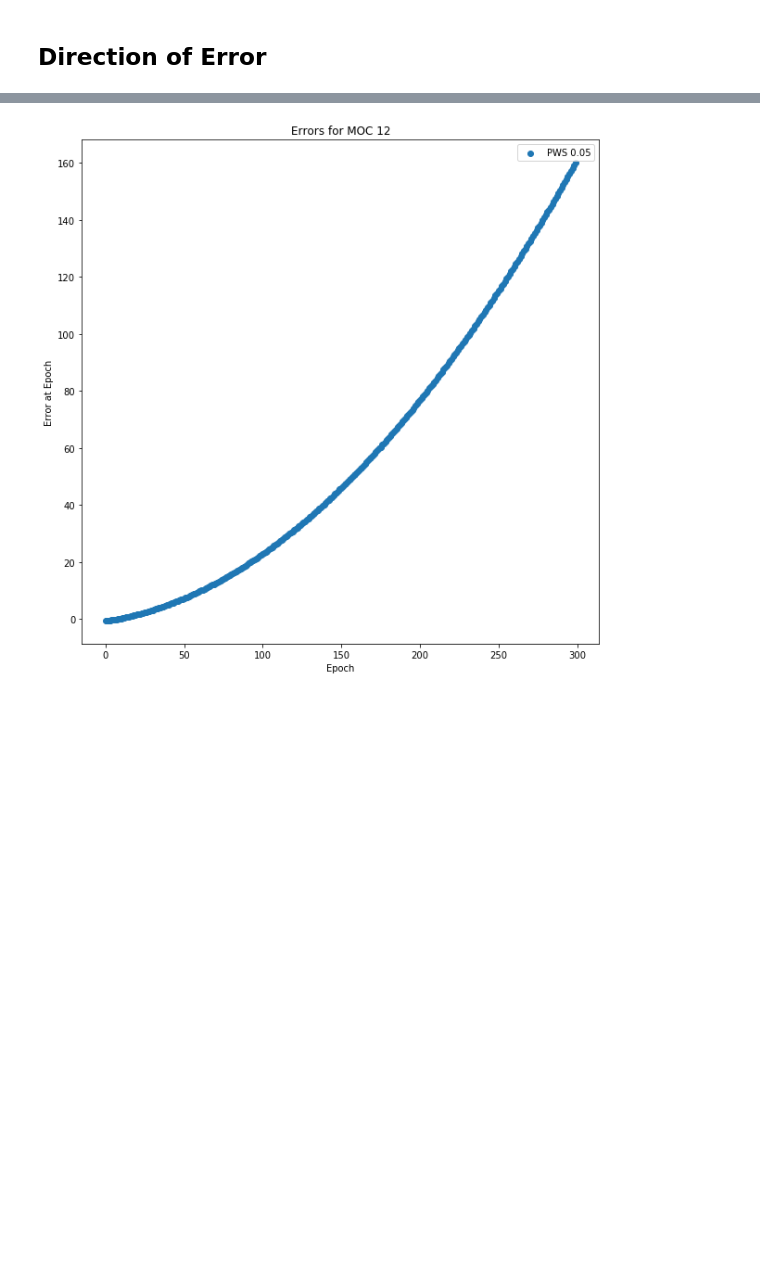
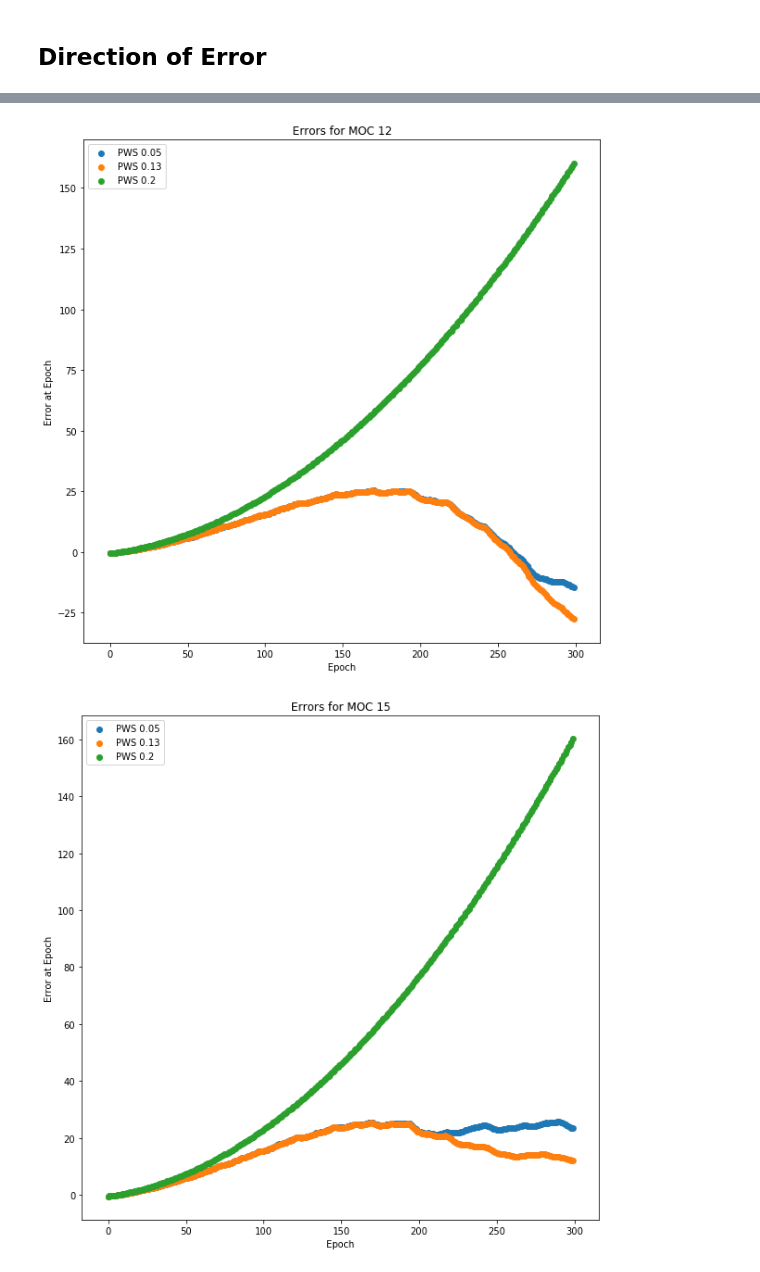
Before and after one commit to DarioPanada/warburg-investigation, a Jupyter notebook: analyzers/Warburg Analysis.ipynb, the cells around one changed output, grey strips where cells are left out. Drawn from its saved outputs; the diff is of its cells as text; code cells hidden in the pictures; blank space fills up the shorter version.

```diff
--- a/analyzers/Warburg Analysis.ipynb
+++ b/analyzers/Warburg Analysis.ipynb
@@ -35,10 +61,9 @@ None
 # %%
 mocs = mean_errors.index.levels[0]
 pwss = mean_errors.index.levels[1]
-
 from pandas.core.common import flatten
 import matplotlib.pyplot as plt
-
+%matplotlib inline
 
 plt.figure(figsize=(10,10))
 plt.title("Average Mean Error across pWarburgSwitch for different Minimum Oxygen Concentration Thresholds")
@@ -50,8 +75,7 @@ legend_template = "MOC %s"
 for moc in mocs:
     mocData = mean_errors.loc[[moc]]
     mes = list(flatten(mocData.values))
-
-    plt.scatter(pwss, mes, label=legend_template % str(moc))
+    plt.scatter(pwss[0:len(mes)], mes, label=legend_template % str(moc))
 
 plt.legend()
 plt.show()
@@ -60,7 +84,7 @@ plt.show()
 # %%
 plt.figure(figsize=(10,10))
 
-plt.title("Avearge Mean Error across Minimum Oygen Conentratin Thresholds for different pWarburgSwitch")
+plt.title("Avearge Mean Error across Minimum Oygen Conentration Thresholds for different pWarburgSwitch")
 plt.xlabel("Minimum Oxygen Concentration")
 plt.ylabel("Average Absolute Mean Error")
 
@@ -68,9 +92,12 @@ legend_template = "PWS %s"
 
 markers = ['o', '<', ',', 'x', '+', 'v', '^', '<', '>', 's', 'd']
 for c,pws in enumerate(pwss):
-    pwsMEs = list(flatten([mean_errors.loc[[(i, pws)]].values for i in mocs]))
-    plt.scatter(mocs, pwsMEs, label=legend_template % str(pws), marker=markers[c])
-    plt.plot(mocs, pwsMEs)
+    try:
+        pwsMEs = list(flatten([mean_errors.loc[[(i, pws)]].values for i in mocs]))
+        plt.scatter(mocs, pwsMEs, label=legend_template % str(pws), marker=markers[c])
+        plt.plot(mocs, pwsMEs)
+    except:
+        pass
 
 plt.legend()
 plt.show()
@@ -103,16 +156,20 @@ display(HTML(errorSeriesCount.to_html()))
 # %%
 
 for moc in mocs:
     plt.figure(figsize=(10,10))
     for pws in pwss:
-        row = mean_errors.loc[[(moc,pws)]]
-        epoch_indexes_for_row = [i for i, v in enumerate(row.columns.values) if "epoch" in v]
-        row = row.iloc[:, epoch_indexes_for_row]
-        plt.scatter(range(len(epoch_indexes_for_row)), row, label="PWS %s" % str(pws))
+        try:
+            row = mean_errors.loc[[(moc,pws)]]
+            epoch_indexes_for_row = [i for i, v in enumerate(row.columns.values) if "epoch" in v]
+            row = row.iloc[:, epoch_indexes_for_row]
+            plt.scatter(range(len(epoch_indexes_for_row)), row, label="PWS %s" % str(pws))
+        except:
+            pass
     plt.xlabel("Epoch")
     plt.ylabel("Error at Epoch")
     plt.title("Errors for MOC %s" % str(moc))
     plt.legend()
     plt.show()
 # %% [output]
-[figure, old version]
+[figure, new version]
+[figure, added]
```
Also changed, not shown: parts of 5 cells of this notebook, 1 other file.
